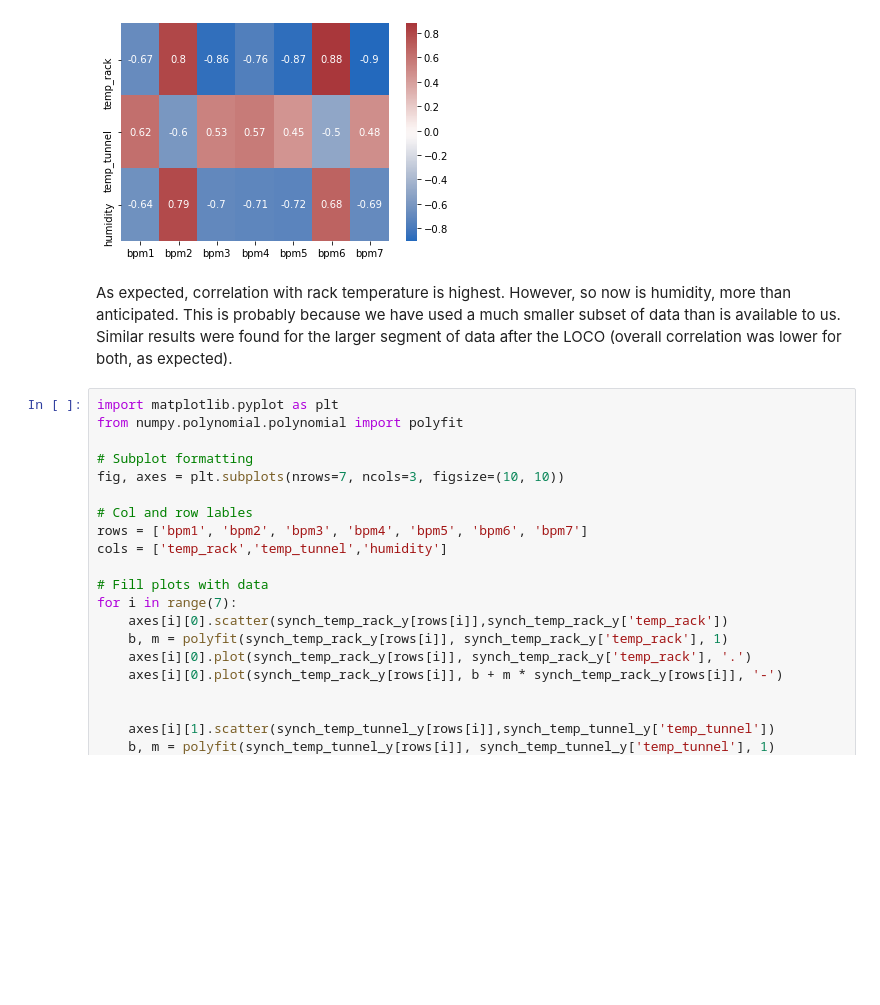
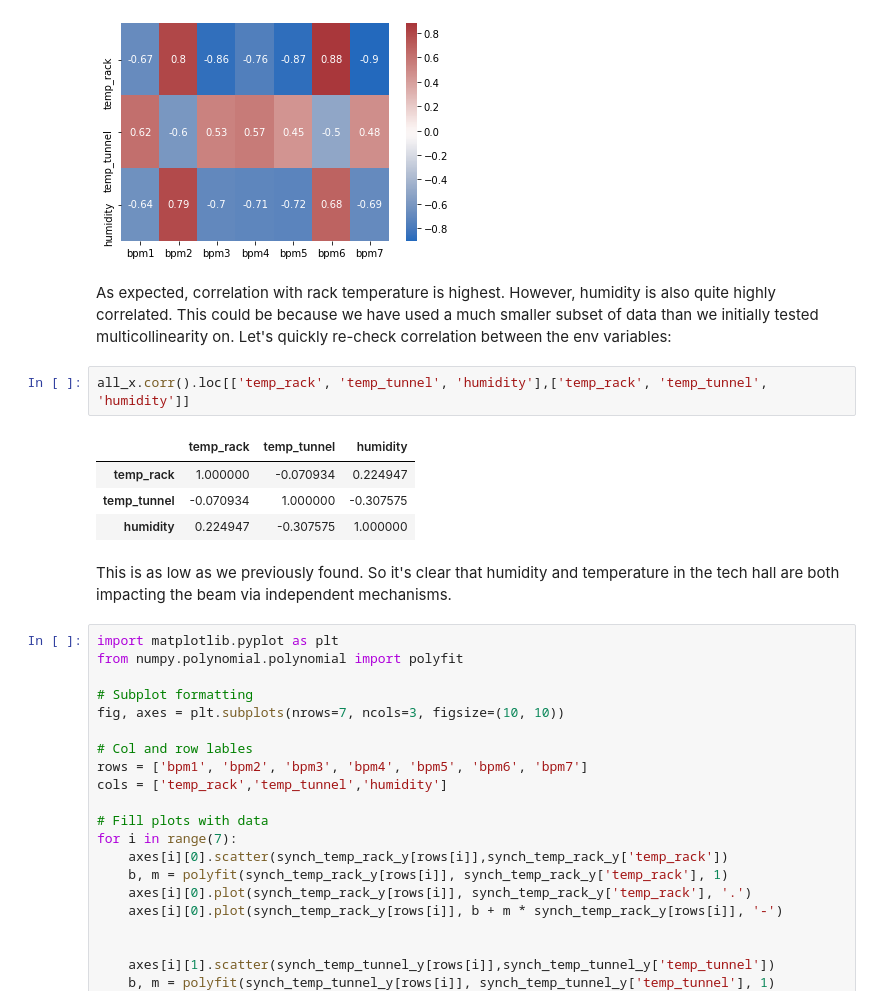
Before and after one commit to 20spaghetti/Electron-Beam-Position-Drift-Study, a Jupyter notebook: Electron Beam Position Drift Study.ipynb, the cells around one changed output. Saved outputs shown, nothing was run; the diff lists cells and outputs as text; blank space fills up the shorter version.

```diff
--- a/Electron Beam Position Drift Study.ipynb
+++ b/Electron Beam Position Drift Study.ipynb
@@ -797,7 +739,16 @@ sns.heatmap(corr_coeffs_y, annot=True, cmap = "vlag")
 <AxesSubplot:>
 [figure]
 # %% [markdown]
-As expected, correlation with rack temperature is highest. However, so now is humidity, more than anticipated. This is probably because we have used a much smaller subset of data than is available to us. Similar results were found for the larger segment of data after the LOCO (overall correlation was lower for both, as expected).
+As expected, correlation with rack temperature is highest. However, humidity is also quite highly correlated. This could be because we have used a much smaller subset of data than we initially tested multicollinearity on. Let's quickly re-check correlation between the env variables:
+# %%
+all_x.corr().loc[['temp_rack', 'temp_tunnel', 'humidity'],['temp_rack', 'temp_tunnel', 'humidity']]
+# %% [output]
+|  | temp_rack | temp_tunnel | humidity |
+| temp_rack | 1.000000 | -0.070934 | 0.224947 |
+| temp_tunnel | -0.070934 | 1.000000 | -0.307575 |
+| humidity | 0.224947 | -0.307575 | 1.000000 |
+# %% [markdown]
+This is as low as we previously found. So it's clear that humidity and temperature in the tech hall are both impacting the beam via independent mechanisms.
 # %%
 import matplotlib.pyplot as plt
 from numpy.polynomial.polynomial import polyfit
```
Also changed, not shown: parts of 19 cells of this notebook, 1 other file.
